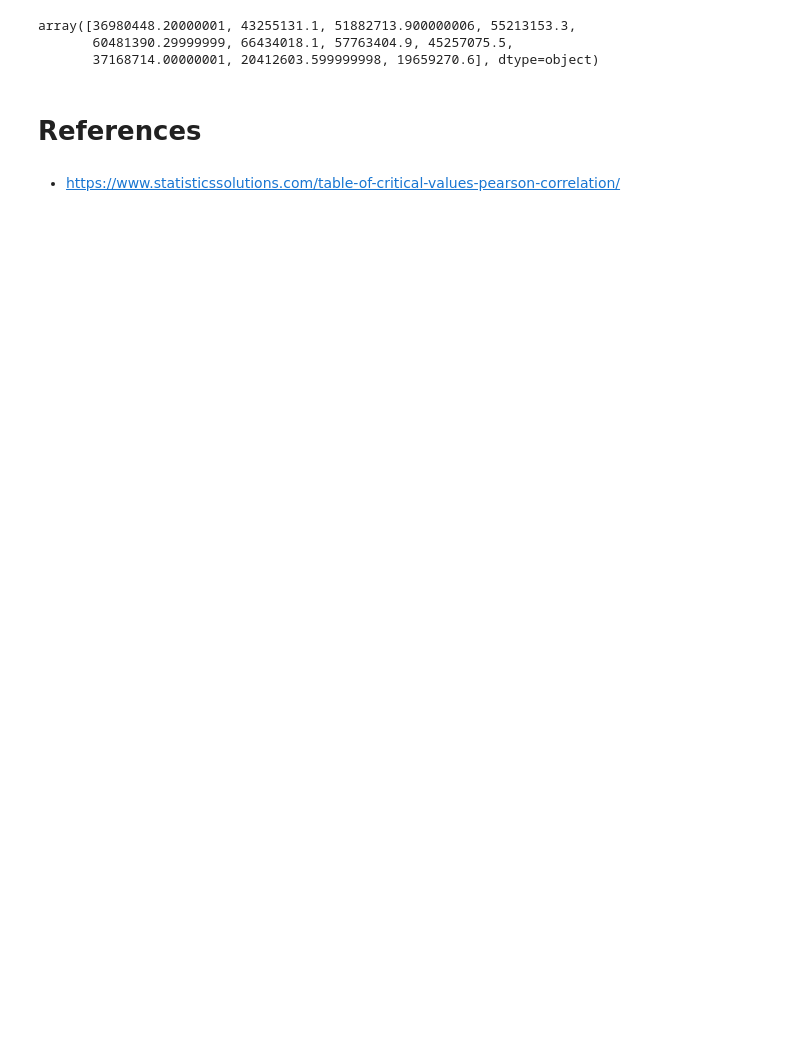
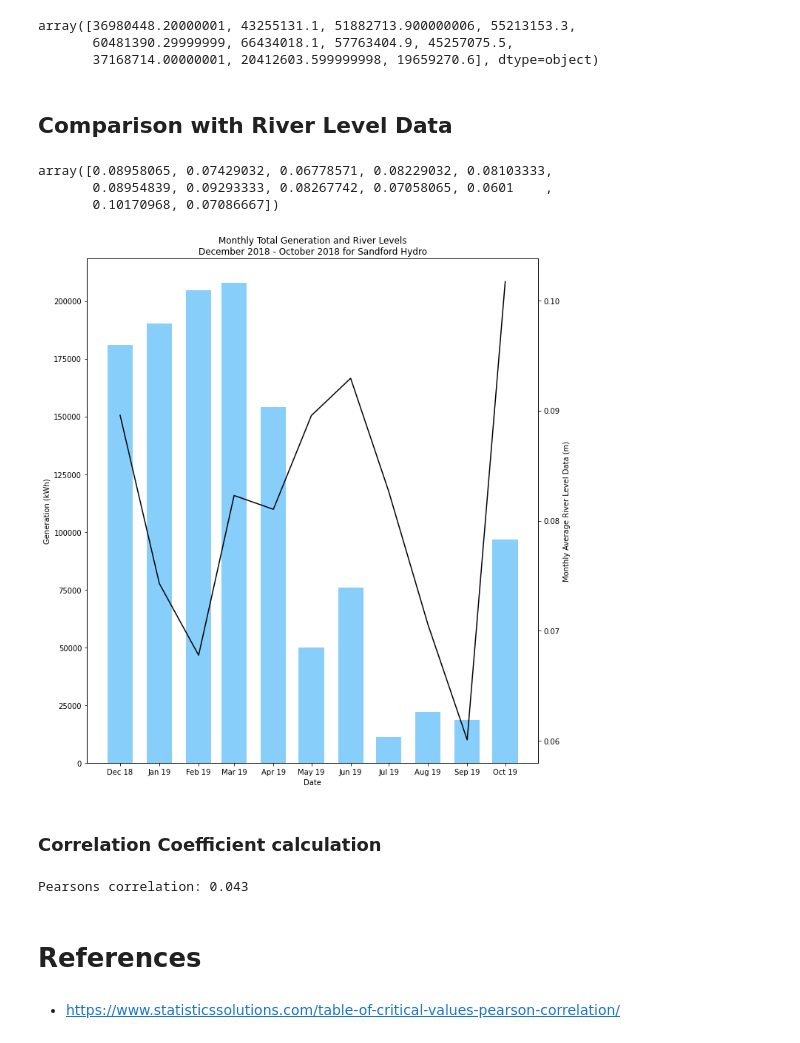
Before and after one commit to themathedges/3YP-Standalone-Kennington, a Jupyter notebook: Ravi/Sandford_Generation_Bar_Chart.ipynb, the cells around one changed output. Saved outputs shown, nothing was run; the diff lists cells and outputs as text; code cells hidden in the pictures; blank space fills up the shorter version.

```diff
--- a/Ravi/Sandford_Generation_Bar_Chart.ipynb
+++ b/Ravi/Sandford_Generation_Bar_Chart.ipynb
@@ -129,6 +129,64 @@ corr
 array([36980448.20000001, 43255131.1, 51882713.900000006, 55213153.3,
        60481390.29999999, 66434018.1, 57763404.9, 45257075.5,
        37168714.00000001, 20412603.599999998, 19659270.6], dtype=object)
+# %% [markdown]
+## Comparison with River Level Data
+# %%
+# unpickle the river level dataframe
+path = '/content/drive/My Drive/3YP/data/'
+filename = 'independent_river_level_data_processed'
+infile = open(path+filename, 'rb')
+river_level_df = pickle.load(infile)
+infile.close()
+# %%
+# now we need to extract data from the required date ranges
+start_date = '2018-12-1'
+end_date = '2019-11-30'
+
+#greater than the start date and smaller than the end date
+mask = (river_level_df['date'] >= start_date) & (river_level_df['date'] <= end_date)
+
+river_date_range_df = river_level_df.loc[mask]
+# %%
+# group the rows to get the monthly sum so we can plot that
+river_date_range_df = river_date_range_df.groupby(pd.Grouper(key="date", freq='1m')).mean()
+# %%
+river_date_range_df.avg_level.values[:12]     # just extracting the data for December through to October
+# %% [output]
+array([0.08958065, 0.07429032, 0.06778571, 0.08229032, 0.08103333,
+       0.08954839, 0.09293333, 0.08267742, 0.07058065, 0.0601    ,
+       0.10170968, 0.07086667])
+# %%
+river_precip_fig, river_precip_ax = plt.subplots(figsize=(10, 10))
+
+river_precip_ax2 = river_precip_ax.twinx()  # instantiate a second axes that shares the same x-axis
+
+# Add x-axis and y-axis to the bar chart
+# Overlaying the river level data on top of the hydro generation data
+river_precip_ax.bar(months_dt, monthly_sandford_generation, color='lightskyblue', width = 20)
+river_precip_ax2.plot(months_dt, river_date_range_df.avg_level.values[:11], color='k')
+river_precip_ax2.set_ylabel('Monthly Average River Level Data (m)')                # we already handled the x-label with ax1
+
+river_precip_fig.tight_layout()  # otherwise the right y-label is slightly clipped
+
+# Set title and labels for axes
+river_precip_ax.set(xlabel="Date", ylabel="Generation (kWh)", title="Monthly Total Generation and River Levels\nDecember 2018 - October 2018 for Sandford Hydro")
+
+# Change the date format if we want
+date_form = DateFormatter('%b %y') #DateFormatter("%m-%d")
+river_precip_ax.xaxis.set_major_formatter(date_form)
+
+plt.show()
+# %% [output]
+[figure, added]
+# %% [markdown]
+### Correlation Coefficient calculation
+# %%
+# calculate Pearson's correlation between the generation data and the precipitation levels
+corr2, _ = pearsonr(monthly_sandford_generation, river_date_range_df.avg_level.values[:11])
+print('Pearsons correlation: %.3f' % corr2)
+# %% [output]
+Pearsons correlation: 0.043
 # %% [markdown]
 # References
 # %% [markdown]
```
Also changed, not shown: parts of 6 cells of this notebook.
